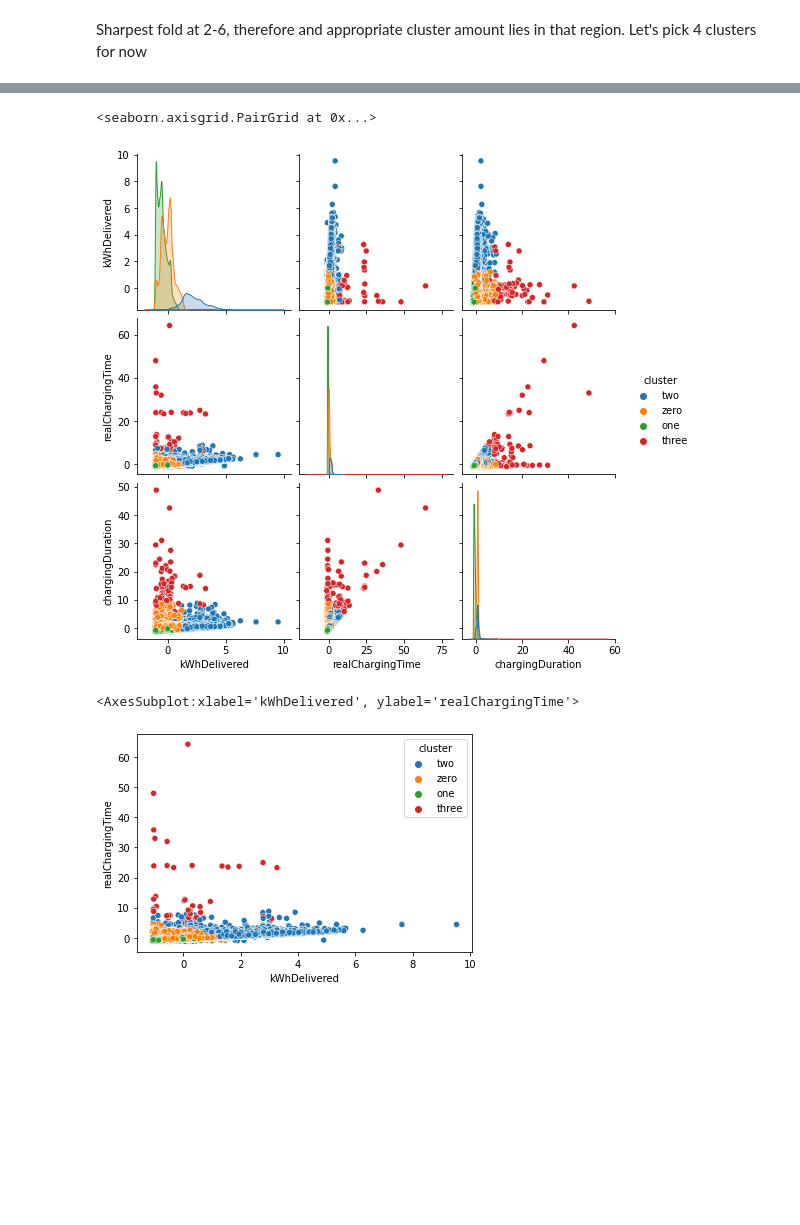
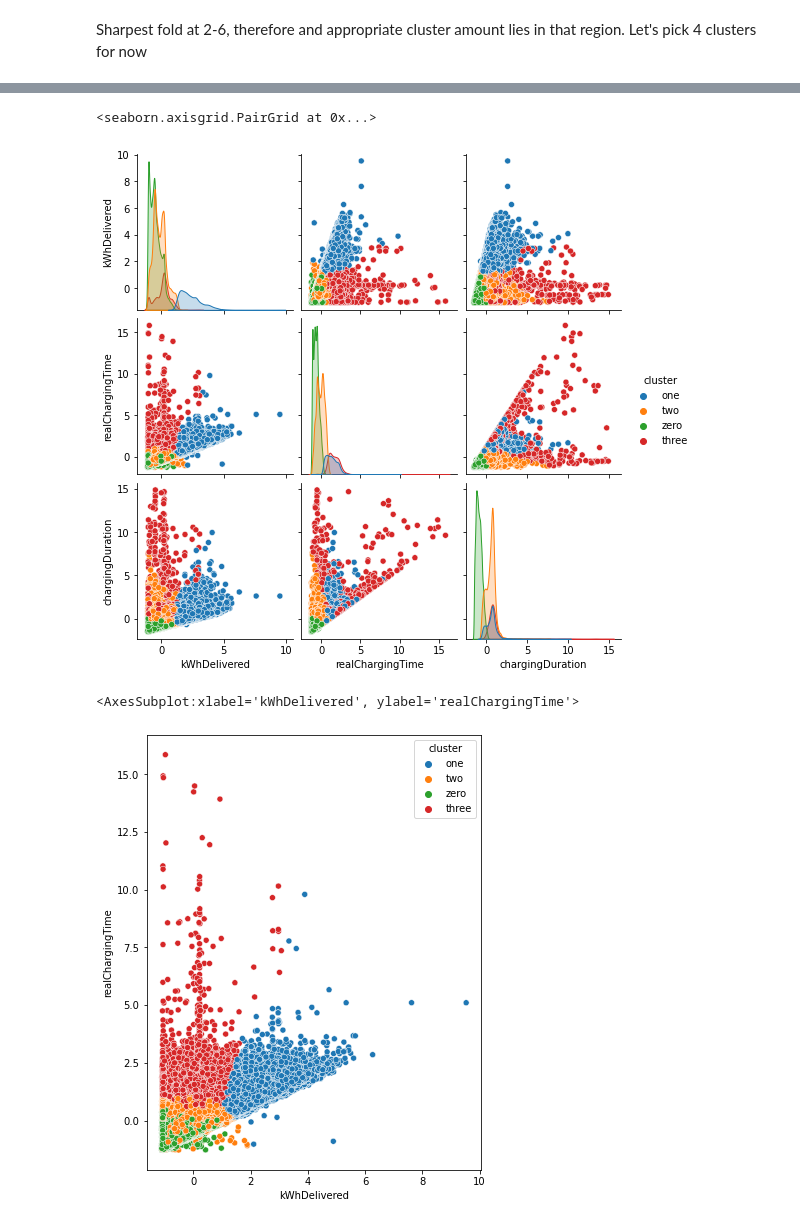
Before and after one commit to ge02/GinyuForce, a Jupyter notebook: Clustering.ipynb, the cells around one changed output, grey strips where cells are left out. Cells and saved outputs as stored; diff of their text form; code cells hidden in the pictures; blank space fills up the shorter version.

Commit message:
added outlier handling

```diff
--- a/Clustering.ipynb
+++ b/Clustering.ipynb
@@ -185,0 +223,6 @@ memory usage: 8.1 MB
+# %%
+## remove outliers
+
+charging_set_complete = charging_set_complete[(charging_set_complete["chargingDuration"]<72) & (charging_set_complete["chargingDuration"]>0.15)]
+charging_set_complete = charging_set_complete[(charging_set_complete["realChargingTime"]<72) & (charging_set_complete["realChargingTime"]>0.15)]
+charging_set_complete.info()
@@ -191,4 +252,3 @@ losses = []
 
 ## set random kmax value
 k_max = 30
-clustering_df = clustering_df.dropna()
@@ -294,12 +361,13 @@ scaled_df.head()
 sns.pairplot(data=scaled_df, hue="cluster")
 # %% [output]
 <seaborn.axisgrid.PairGrid at 0x...>
-[figure, old version]
+[figure, new version]
 # %%
 ## plot only realChargingDuration
 
+plt.figure(figsize=(6,8))
 sns.scatterplot(data=scaled_df, x="kWhDelivered", y="realChargingTime", hue="cluster")
 # %% [output]
 <AxesSubplot:xlabel='kWhDelivered', ylabel='realChargingTime'>
-[figure, old version]
+[figure, new version]
 # %%
```
Also changed, not shown: parts of 19 cells of this notebook.
